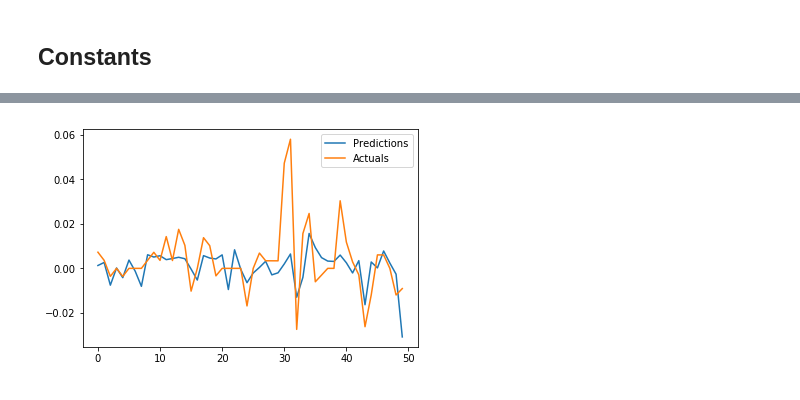
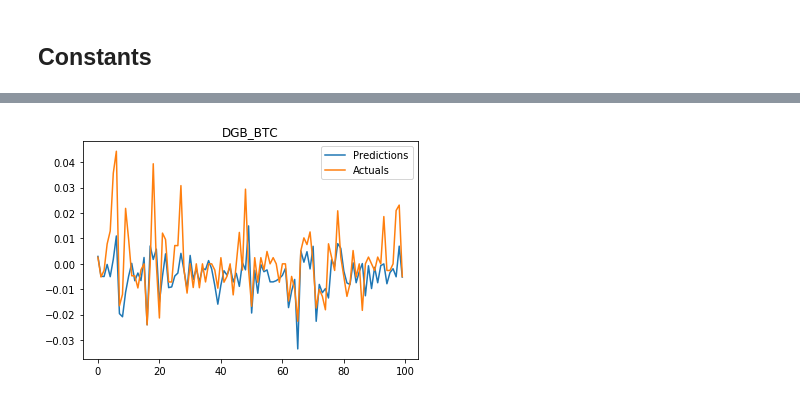
Before and after one commit to mileshill/multivariatetimeseries, a Jupyter notebook: LSTM.ipynb, the cells around one changed output, grey strips where cells are left out. Saved outputs shown, nothing was run; the diff lists cells and outputs as text; code cells hidden in the pictures.

```diff
--- a/LSTM.ipynb
+++ b/LSTM.ipynb
@@ -17,7 +17,9 @@ Tensorflow Version: 1.8.0
 DIR = '/home/miles/PycharmProjects/MultivariateTimeSeries/data/'
 dr = DataReader(
     directory=DIR,
-    coin='dgb')
+    coin='dgb',
+    batch_size=100,
+    train_size=0.9)
 training_batches = dr.get_batch(is_training=True)
 testing_batches = dr.get_batch(is_training=False)
 # %% [markdown]
@@ -29,7 +31,7 @@ TIME_STEPS = 28
 N_INPUT = 5
 N_HIDDEN = 128
 LEARNING_RATE = 0.001
-NUM_UNITS = 5
+NUM_UNITS = 28
 
 tf.reset_default_graph()
 # %%
@@ -56,7 +58,7 @@ with tf.Session() as sess:
     sess.run(tf.global_variables_initializer())
     test_batch = next(testing_batches)
 
-    for step in range(20001):
+    for step in range(10001):
         train_batch = next(training_batches)
         features = train_batch.get('features')
         targets = train_batch.get('targets')
@@ -101,10 +97,9 @@ Step=20000, Training Loss=8.240020542871207e-05
 # %%
 fig, ax = plt.subplots()
 ax.plot(p.flatten(), label='Predictions')
 ax.plot(targets.flatten(), label='Actuals')
 ax.legend()
-ax.set_label(dr.coin)
-
+ax.set_title(dr.coin)
 plt.show()
 # %% [output]
-[figure, old version]
+[figure, new version]
```
Also changed, not shown: parts of 1 cell of this notebook, 1 other file.
